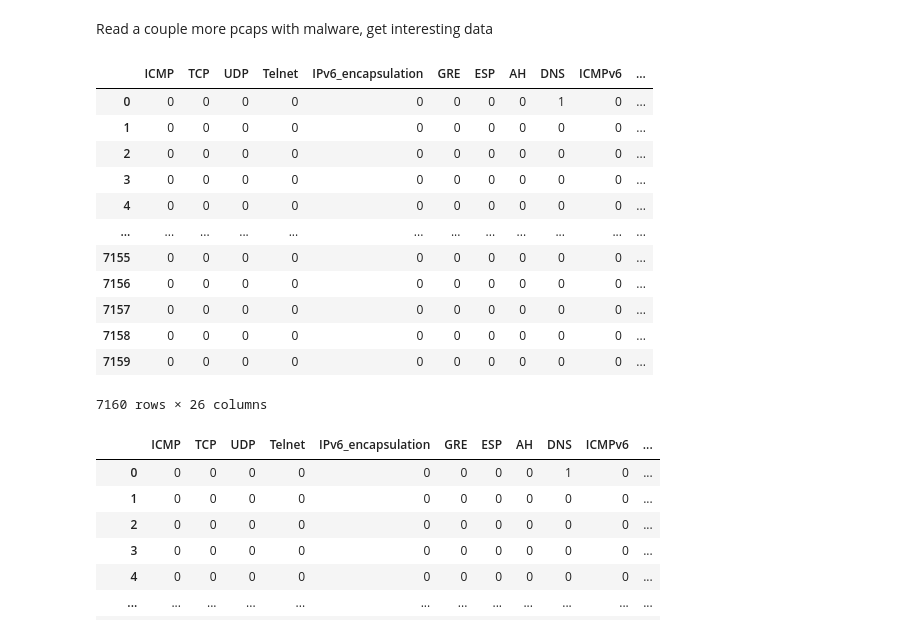
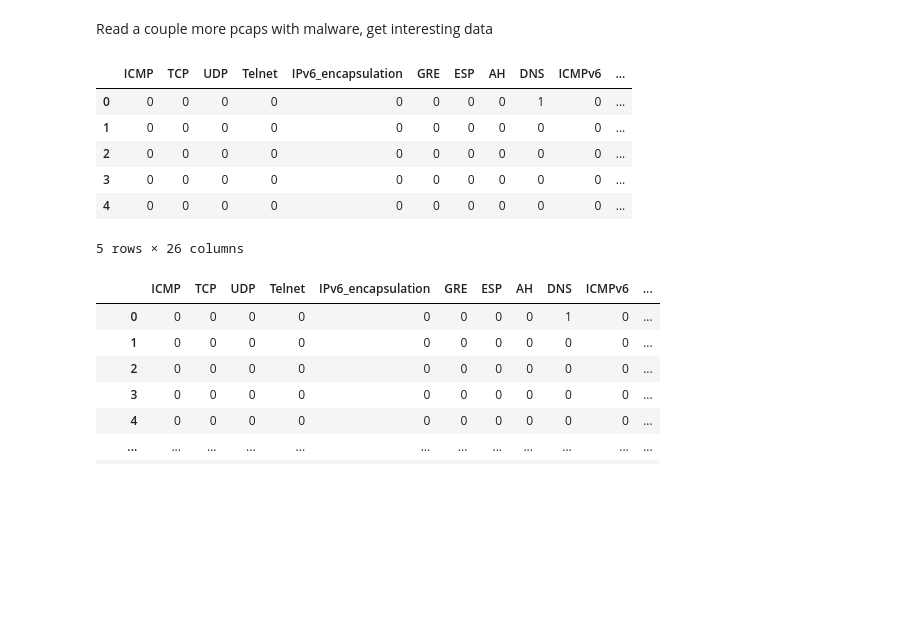
Before and after one commit to mundruid/cyber-ml, a Jupyter notebook: cyber_ml/blog_fe_3.ipynb, the cells around one changed output. Saved outputs shown, nothing was run; the diff lists cells and outputs as text; code cells hidden in the pictures; blank space fills up the shorter version.

```diff
--- a/cyber_ml/blog_fe_3.ipynb
+++ b/cyber_ml/blog_fe_3.ipynb
@@ -140,21 +153,15 @@ def one_hot_port(port, df):
 # %%
 guloader_protocol_one_hot = one_hot_port("Destination Port", guloader_df)
 # %%
-guloader_protocol_one_hot
+guloader_protocol_one_hot.head()
 # %% [output]
 |  | ICMP | TCP | UDP | Telnet | IPv6_encapsulation | GRE | ESP | AH | DNS | ICMPv6 | ... |
 | 0 | 0 | 0 | 0 | 0 | 0 | 0 | 0 | 0 | 1 | 0 | ... |
 | 1 | 0 | 0 | 0 | 0 | 0 | 0 | 0 | 0 | 0 | 0 | ... |
 | 2 | 0 | 0 | 0 | 0 | 0 | 0 | 0 | 0 | 0 | 0 | ... |
 | 3 | 0 | 0 | 0 | 0 | 0 | 0 | 0 | 0 | 0 | 0 | ... |
 | 4 | 0 | 0 | 0 | 0 | 0 | 0 | 0 | 0 | 0 | 0 | ... |
-| ... | ... | ... | ... | ... | ... | ... | ... | ... | ... | ... | ... |
-| 7155 | 0 | 0 | 0 | 0 | 0 | 0 | 0 | 0 | 0 | 0 | ... |
-| 7156 | 0 | 0 | 0 | 0 | 0 | 0 | 0 | 0 | 0 | 0 | ... |
-| 7157 | 0 | 0 | 0 | 0 | 0 | 0 | 0 | 0 | 0 | 0 | ... |
-| 7158 | 0 | 0 | 0 | 0 | 0 | 0 | 0 | 0 | 0 | 0 | ... |
-| 7159 | 0 | 0 | 0 | 0 | 0 | 0 | 0 | 0 | 0 | 0 | ... |
-7160 rows × 26 columns
+5 rows × 26 columns
 # %%
 picabot_protocol_one_hot = one_hot_port("Destination Port", picabot_df)
 # %%
```
Also changed, not shown: parts of 37 cells of this notebook.
